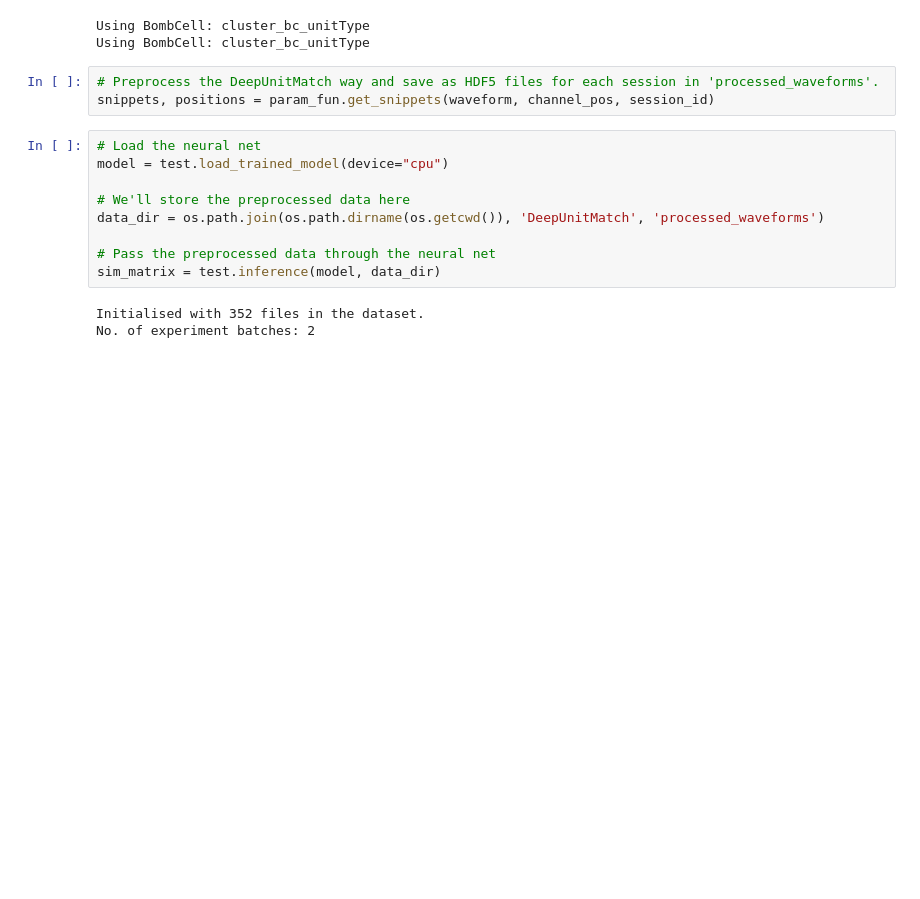
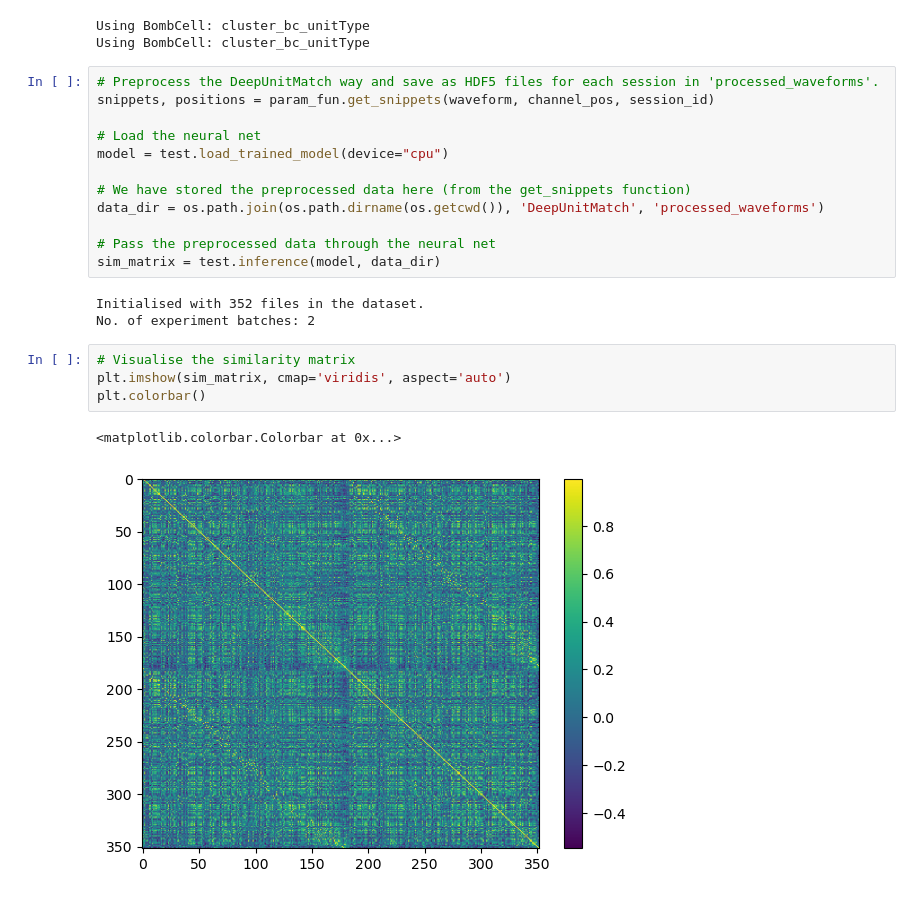
Before and after one commit to EnnyvanBeest/UnitMatch, a Jupyter notebook: UnitMatchPy/Demo Notebooks/DeepUnitMatch.ipynb, the cells around one changed output. Saved outputs shown, nothing was run; the diff lists cells and outputs as text; blank space fills up the shorter version.

```diff
--- a/UnitMatchPy/Demo Notebooks/DeepUnitMatch.ipynb
+++ b/UnitMatchPy/Demo Notebooks/DeepUnitMatch.ipynb
@@ -29,14 +31,14 @@ waveform, session_id, session_switch, within_session, good_units, param = util.l
 # %% [output]
 Using BombCell: cluster_bc_unitType
 Using BombCell: cluster_bc_unitType
-# %%
-# Preprocess the DeepUnitMatch way and save as HDF5 files for each session in 'processed_waveforms'.
-snippets, positions = param_fun.get_snippets(waveform, channel_pos, session_id)
 # %%
+# Preprocess the DeepUnitMatch way and save as HDF5 files for each session in 'processed_waveforms'.
+snippets, positions = param_fun.get_snippets(waveform, channel_pos, session_id)
+
 # Load the neural net
 model = test.load_trained_model(device="cpu")
 
-# We'll store the preprocessed data here
+# We have stored the preprocessed data here (from the get_snippets function)
 data_dir = os.path.join(os.path.dirname(os.getcwd()), 'DeepUnitMatch', 'processed_waveforms')
 
 # Pass the preprocessed data through the neural net
@@ -44,3 +46,10 @@ sim_matrix = test.inference(model, data_dir)
 # %% [output]
 Initialised with 352 files in the dataset.
 No. of experiment batches: 2
+# %%
+# Visualise the similarity matrix
+plt.imshow(sim_matrix, cmap='viridis', aspect='auto')
+plt.colorbar()
+# %% [output]
+<matplotlib.colorbar.Colorbar at 0x...>
+[figure, added]
```
Also changed, not shown: parts of 6 cells of this notebook, 3 other files.
